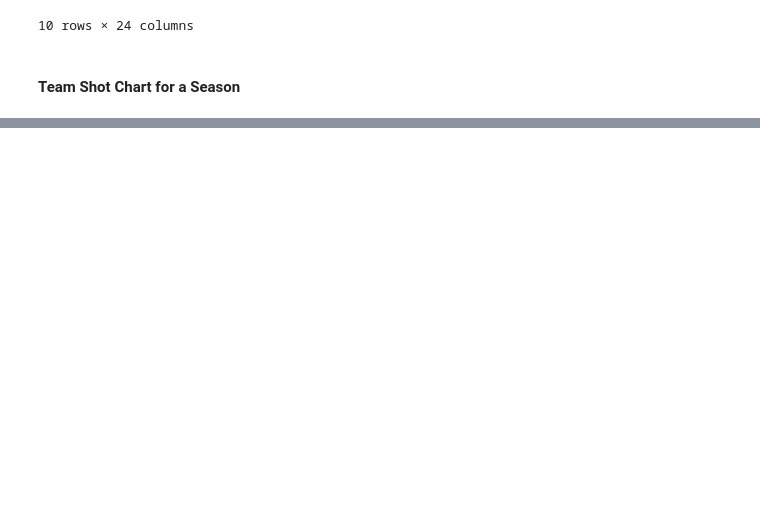
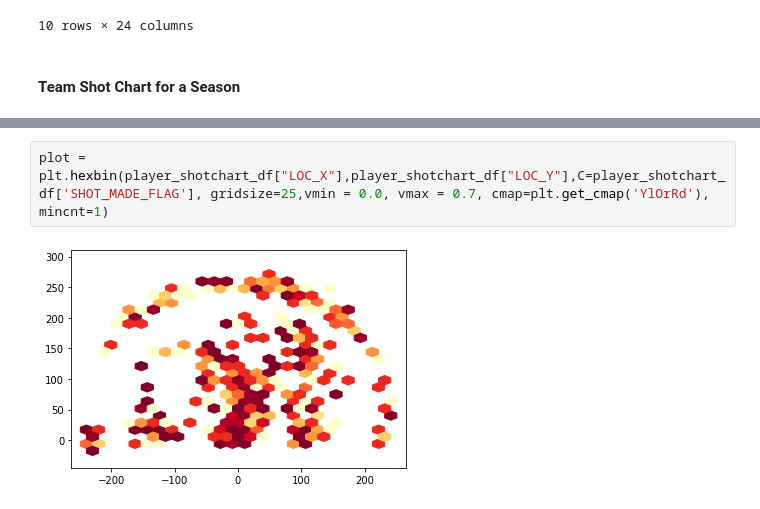
Before and after one commit to mujtabasiddiqui/nba_spatial_analysis, a Jupyter notebook: analysis/exploratory_analysis_mujtaba.ipynb, the cells around one changed output, grey strips where cells are left out. Saved outputs shown, nothing was run; the diff lists cells and outputs as text; blank space fills up the shorter version.

Commit message:
Experimental Hexbin

```diff
--- a/analysis/exploratory_analysis_mujtaba.ipynb
+++ b/analysis/exploratory_analysis_mujtaba.ipynb
@@ -334,3 +336,7 @@ make_shot_chart(tor_fig, team_shotchart_df, team_name, season)
 tor_fig.show(config=dict(displayModeBar=False))
 # %% [output]
 [interactive output not drawn]
+# %%
+plot = plt.hexbin(player_shotchart_df["LOC_X"],player_shotchart_df["LOC_Y"],C=player_shotchart_df['SHOT_MADE_FLAG'], gridsize=25,vmin = 0.0, vmax = 0.7, cmap=plt.get_cmap('YlOrRd'), mincnt=1)
+# %% [output]
+[figure, added]
```
Also changed, not shown: parts of 5 cells of this notebook.
